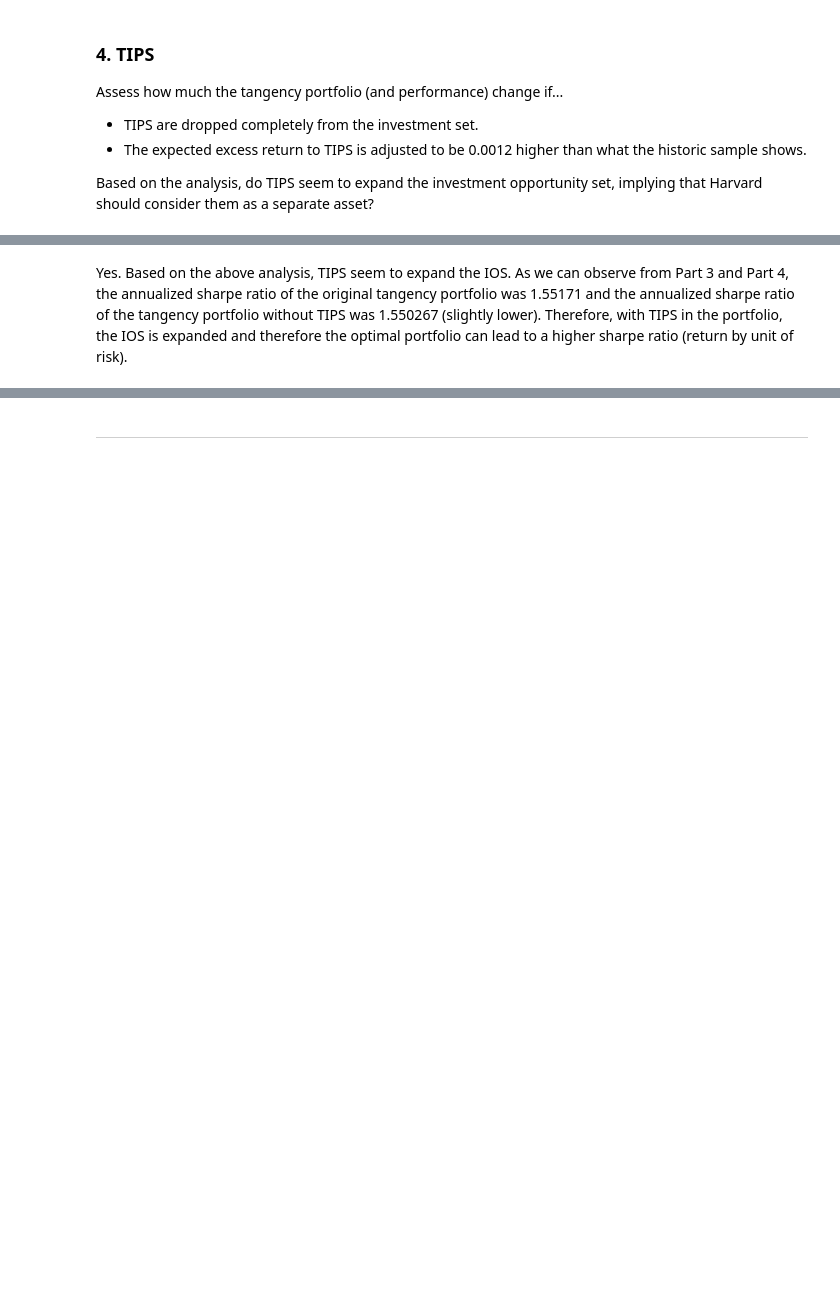
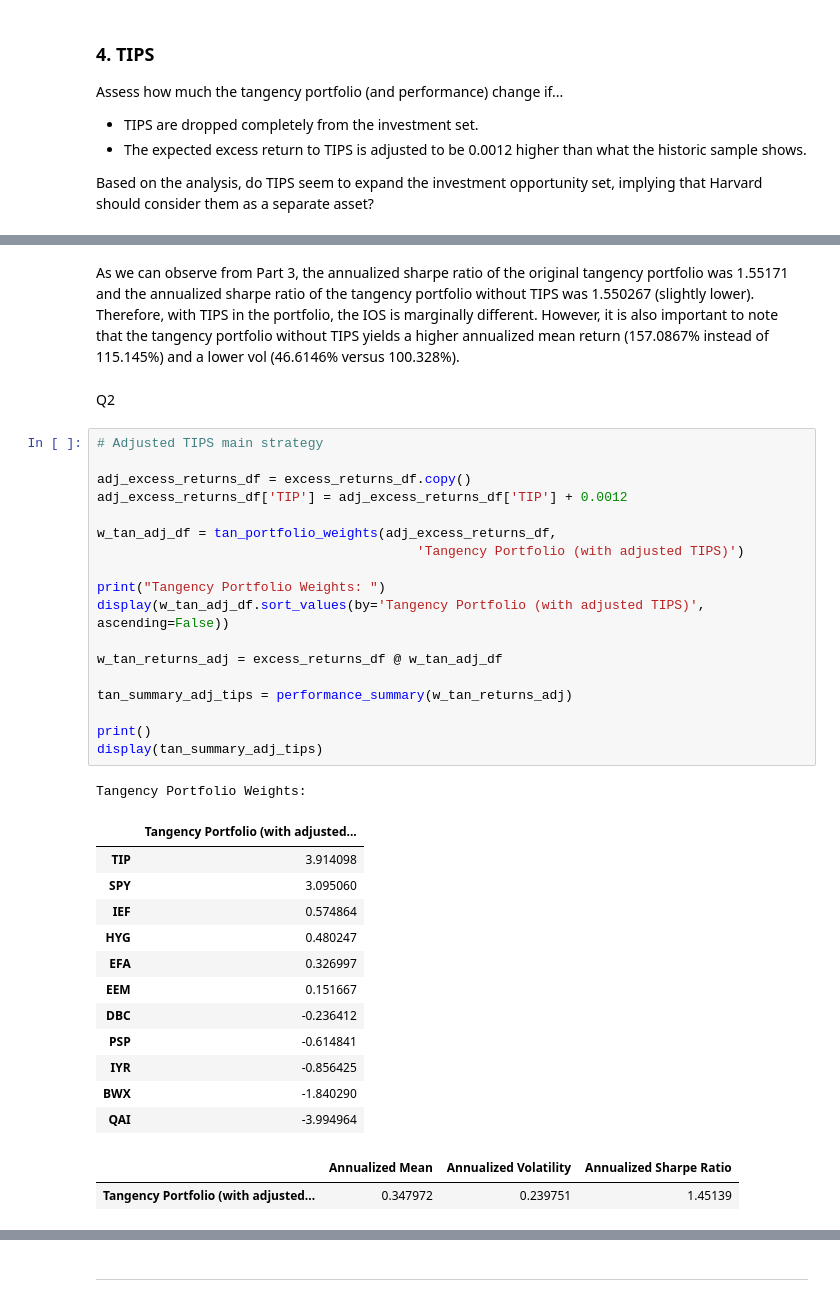
Before and after one commit to elliottgordon/finm-25000-a4-repository, a Jupyter notebook: hw1/Elliott_Homework_1.ipynb, the cells around one changed output, grey strips where cells are left out. Saved outputs shown, nothing was run; the diff lists cells and outputs as text; blank space fills up the shorter version.

```diff
--- a/hw1/Elliott_Homework_1.ipynb
+++ b/hw1/Elliott_Homework_1.ipynb
@@ -369,2 +442,38 @@ Tangency Portfolio Weights:
 # %% [markdown]
-Yes. Based on the above analysis, TIPS seem to expand the IOS. As we can observe from Part 3 and Part 4, the annualized sharpe ratio of the original tangency portfolio was 1.55171 and the annualized sharpe ratio of the tangency portfolio without TIPS was 1.550267 (slightly lower). Therefore, with TIPS in the portfolio, the IOS is expanded and therefore the optimal portfolio can lead to a higher sharpe ratio (return by unit of risk).
+As we can observe from Part 3, the annualized sharpe ratio of the original tangency portfolio was 1.55171 and the annualized sharpe ratio of the tangency portfolio without TIPS was 1.550267 (slightly lower). Therefore, with TIPS in the portfolio, the IOS is marginally different. However, it is also important to note that the tangency portfolio without TIPS yields a higher annualized mean return (157.0867% instead of 115.145%) and a lower vol (46.6146% versus 100.328%).
+# %% [markdown]
+Q2
+# %%
+# Adjusted TIPS main strategy
+
+adj_excess_returns_df = excess_returns_df.copy()
+adj_excess_returns_df['TIP'] = adj_excess_returns_df['TIP'] + 0.0012
+
+w_tan_adj_df = tan_portfolio_weights(adj_excess_returns_df,
+                                         'Tangency Portfolio (with adjusted TIPS)')
+
+print("Tangency Portfolio Weights: ")
+display(w_tan_adj_df.sort_values(by='Tangency Portfolio (with adjusted TIPS)', ascending=False))
+
+w_tan_returns_adj = excess_returns_df @ w_tan_adj_df
+
+tan_summary_adj_tips = performance_summary(w_tan_returns_adj)
+
+print()
+display(tan_summary_adj_tips)
+# %% [output]
+Tangency Portfolio Weights:
+|  | Tangency Portfolio (with adjusted... |
+| TIP | 3.914098 |
+| SPY | 3.095060 |
+| IEF | 0.574864 |
+| HYG | 0.480247 |
+| EFA | 0.326997 |
+| EEM | 0.151667 |
+| DBC | -0.236412 |
+| PSP | -0.614841 |
+| IYR | -0.856425 |
+| BWX | -1.840290 |
+| QAI | -3.994964 |
+|  | Annualized Mean | Annualized Volatility | Annualized Sharpe Ratio |
+| Tangency Portfolio (with adjusted... | 0.347972 | 0.239751 | 1.45139 |
```
Also changed, not shown: parts of 17 cells of this notebook.
